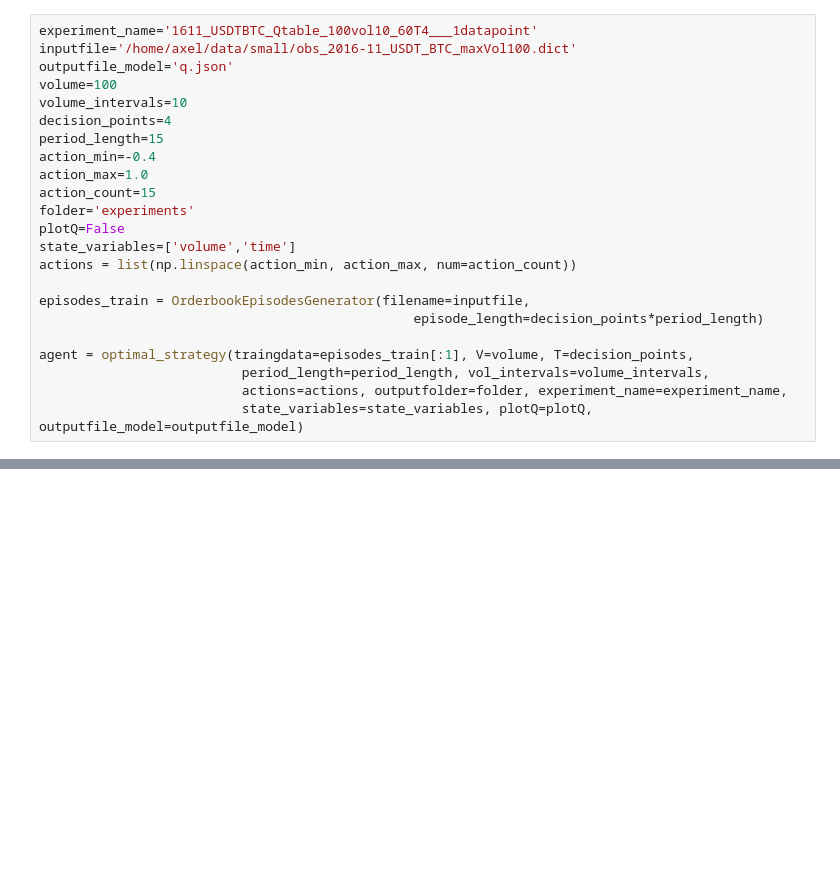
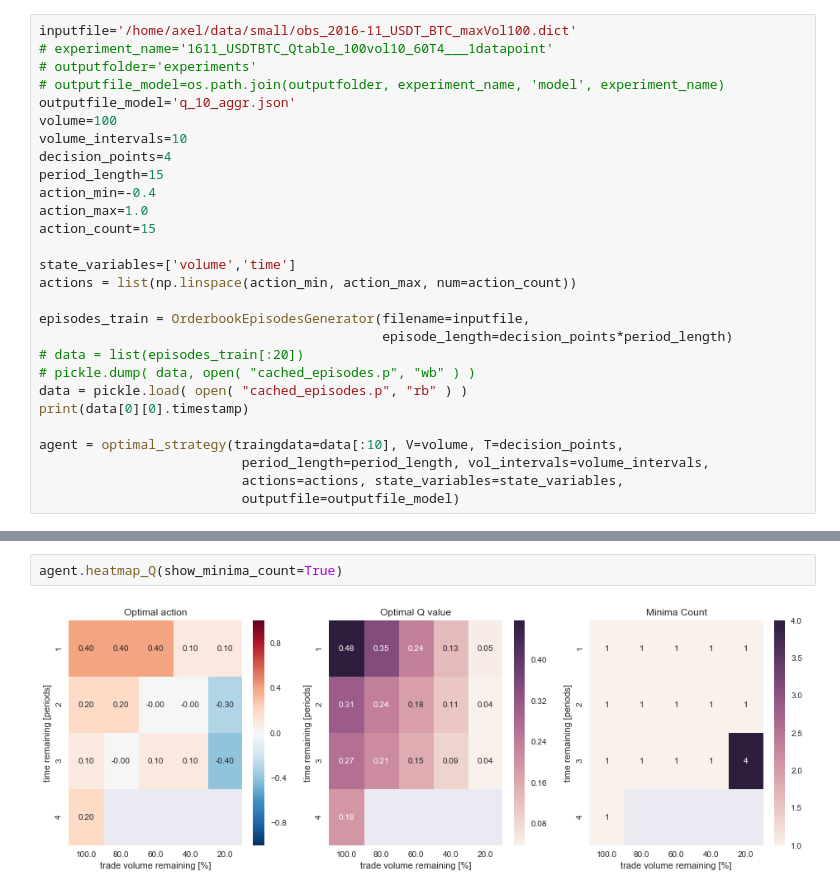
Before and after one commit to axelperschmann/orderbook_agent, a Jupyter notebook: orderbook_agent/notebooks/4_RL_backward.ipynb, the cells around one changed output, grey strips where cells are left out. Saved outputs shown, nothing was run; the diff lists cells and outputs as text; blank space fills up the shorter version.

Commit message:
experiments

```diff
--- a/orderbook_agent/notebooks/4_RL_backward.ipynb
+++ b/orderbook_agent/notebooks/4_RL_backward.ipynb
@@ -16,7 +22,9 @@ from helper.orderbook_trader import OrderbookTradingSimulator
 # %%
-experiment_name='1611_USDTBTC_Qtable_100vol10_60T4___1datapoint'
 inputfile='/home/axel/data/small/obs_2016-11_USDT_BTC_maxVol100.dict'
-outputfile_model='q.json'
+# experiment_name='1611_USDTBTC_Qtable_100vol10_60T4___1datapoint'
+# outputfolder='experiments'
+# outputfile_model=os.path.join(outputfolder, experiment_name, 'model', experiment_name)
+outputfile_model='q_10_aggr.json'
 volume=100
 volume_intervals=10
 decision_points=4
@@ -24,16 +32,19 @@ period_length=15
 action_min=-0.4
 action_max=1.0
 action_count=15
-folder='experiments'
-plotQ=False
+
 state_variables=['volume','time']
 actions = list(np.linspace(action_min, action_max, num=action_count))
 
 episodes_train = OrderbookEpisodesGenerator(filename=inputfile,
-                                                episode_length=decision_points*period_length)
+                                            episode_length=decision_points*period_length)
+# data = list(episodes_train[:20])
+# pickle.dump( data, open( "cached_episodes.p", "wb" ) )
+data = pickle.load( open( "cached_episodes.p", "rb" ) )
+print(data[0][0].timestamp)
 
-agent = optimal_strategy(traingdata=episodes_train[:1], V=volume, T=decision_points,
+agent = optimal_strategy(traingdata=data[:10], V=volume, T=decision_points,
                           period_length=period_length, vol_intervals=volume_intervals,
-                          actions=actions, outputfolder=folder, experiment_name=experiment_name,
-                          state_variables=state_variables, plotQ=plotQ, outputfile_model=outputfile_model)
+                          actions=actions, state_variables=state_variables,
+                          outputfile=outputfile_model)
 # %% [output]
@@ -44,0 +61,4 @@ Saved: 'q.json'
+# %%
+agent.heatmap_Q(show_minima_count=True)
+# %% [output]
+[figure, added]
```
Also changed, not shown: parts of 10 cells of this notebook, 1 other file.
